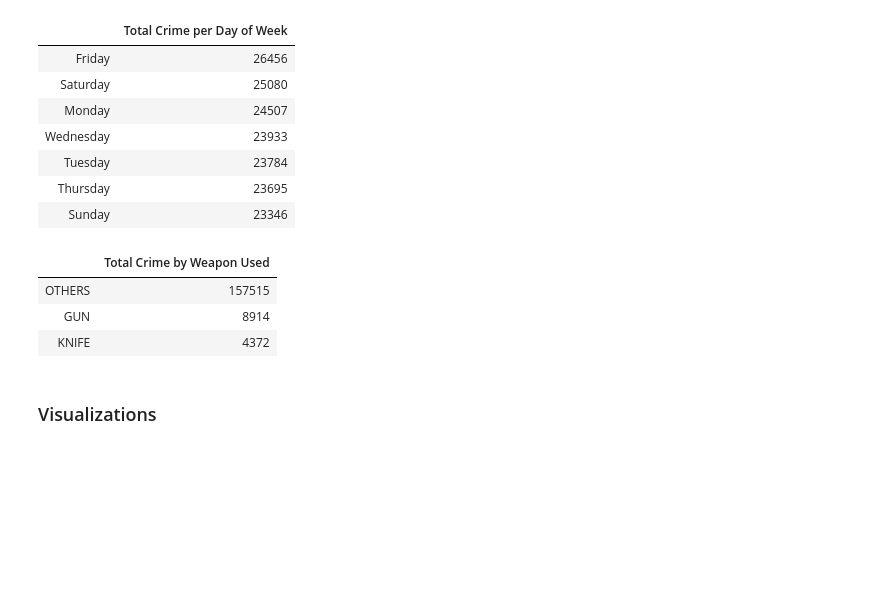
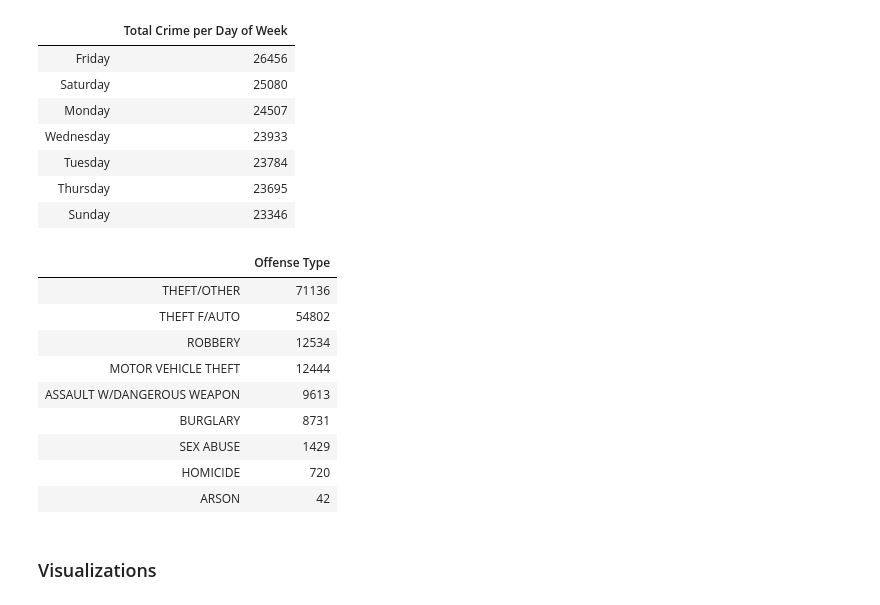
Before and after one commit to htappa/DC_CrimeMappingTool, a Jupyter notebook: dc_crimes_analysis.ipynb, the cells around one changed output. Cells and saved outputs as stored; diff of their text form; code cells hidden in the pictures; blank space fills up the shorter version.

```diff
--- a/dc_crimes_analysis.ipynb
+++ b/dc_crimes_analysis.ipynb
@@ -129,17 +131,22 @@ crime_week
 | Tuesday | 23784 |
 | Thursday | 23695 |
 | Sunday | 23346 |
-# %%
-# type of weapon used in attack
-
-method_df = pd.DataFrame(df_crime.METHOD.value_counts())
-method_df.columns = ['Total Crime by Weapon Used']
-method_df
-# %% [output]
-|  | Total Crime by Weapon Used |
-| OTHERS | 157515 |
-| GUN | 8914 |
-| KNIFE | 4372 |
+# %%
+# type of offense
+offense_df = pd.DataFrame(df_crime.OFFENSE.value_counts())
+offense_df.columns = ['Offense Type']
+offense_df
+# %% [output]
+|  | Offense Type |
+| THEFT/OTHER | 71136 |
+| THEFT F/AUTO | 54802 |
+| ROBBERY | 12534 |
+| MOTOR VEHICLE THEFT | 12444 |
+| ASSAULT W/DANGEROUS WEAPON | 9613 |
+| BURGLARY | 8731 |
+| SEX ABUSE | 1429 |
+| HOMICIDE | 720 |
+| ARSON | 42 |
 # %% [markdown]
 ### Visualizations
 # %% [markdown]
```
Also changed, not shown: parts of 4 cells of this notebook, 1 other file.
